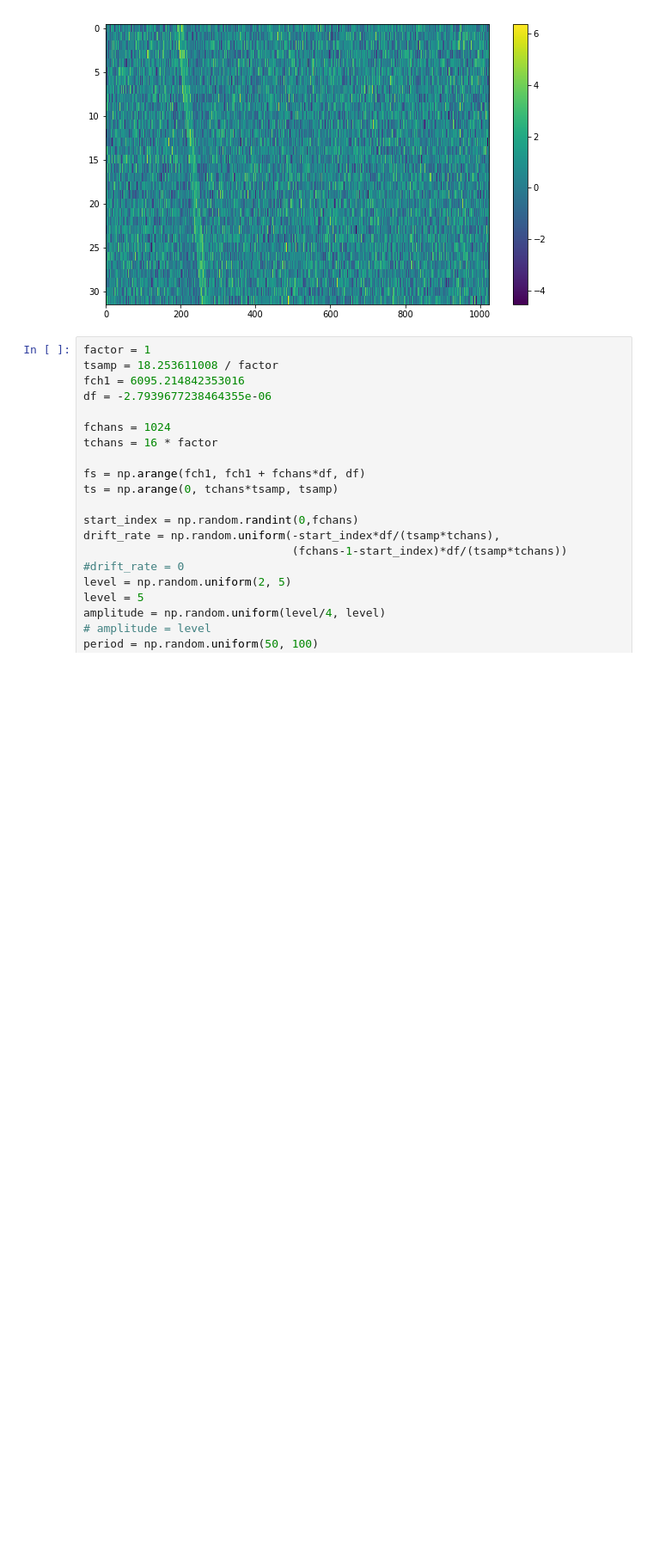
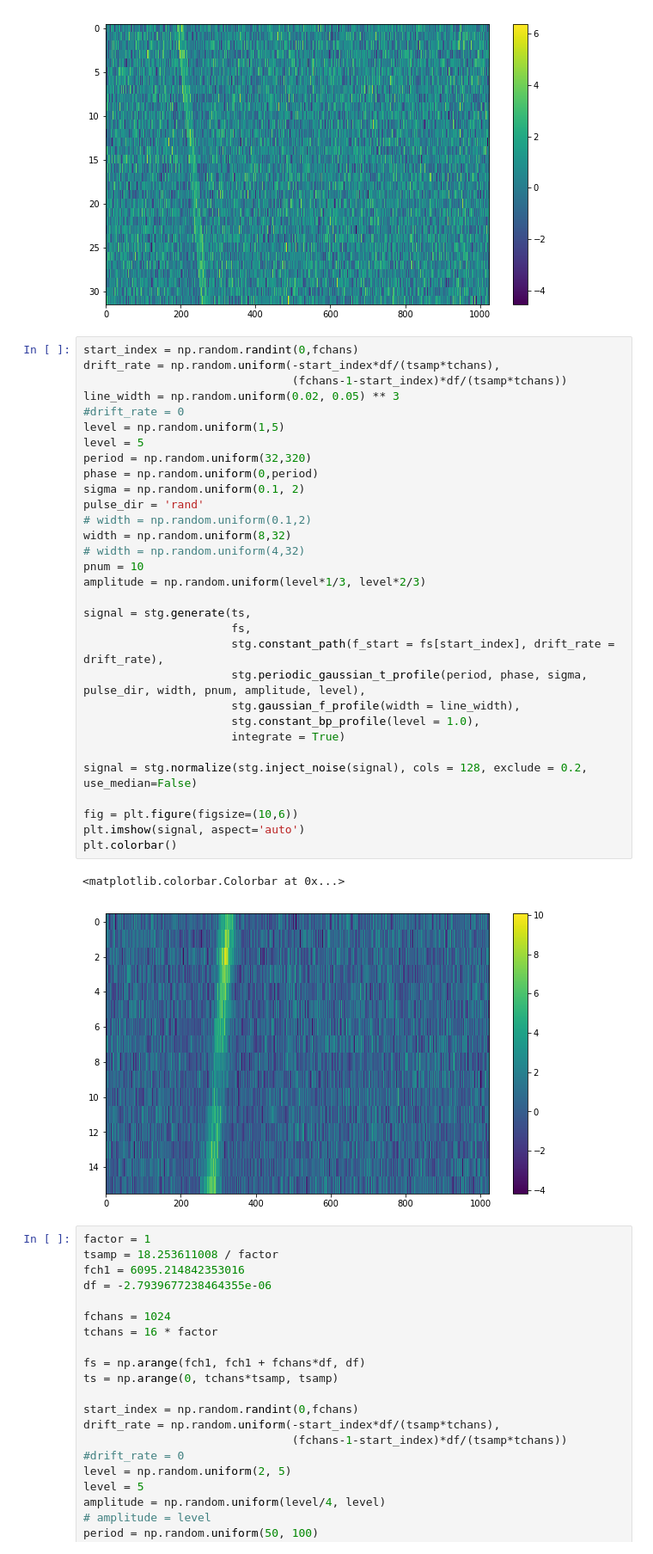
Before and after one commit to bbrzycki/setiml, a Jupyter notebook: jupyter-notebooks/Generate_fake_signals.ipynb, the cells around one changed output. Shown at 86% size. Saved outputs shown, nothing was run; the diff lists cells and outputs as text; blank space fills up the shorter version.

```diff
--- a/jupyter-notebooks/Generate_fake_signals.ipynb
+++ b/jupyter-notebooks/Generate_fake_signals.ipynb
@@ -42,6 +42,40 @@ plt.colorbar()
 # %% [output]
 <matplotlib.colorbar.Colorbar at 0x...>
 [figure]
+# %%
+start_index = np.random.randint(0,fchans)
+drift_rate = np.random.uniform(-start_index*df/(tsamp*tchans),
+                               (fchans-1-start_index)*df/(tsamp*tchans))
+line_width = np.random.uniform(0.02, 0.05) ** 3
+#drift_rate = 0
+level = np.random.uniform(1,5)
+level = 5
+period = np.random.uniform(32,320)
+phase = np.random.uniform(0,period)
+sigma = np.random.uniform(0.1, 2)
+pulse_dir = 'rand'
+# width = np.random.uniform(0.1,2)
+width = np.random.uniform(8,32)
+# width = np.random.uniform(4,32)
+pnum = 10
+amplitude = np.random.uniform(level*1/3, level*2/3)
+
+signal = stg.generate(ts,
+                      fs,
+                      stg.constant_path(f_start = fs[start_index], drift_rate = drift_rate),
+                      stg.periodic_gaussian_t_profile(period, phase, sigma, pulse_dir, width, pnum, amplitude, level),
+                      stg.gaussian_f_profile(width = line_width),
+                      stg.constant_bp_profile(level = 1.0),
+                      integrate = True)
+
+signal = stg.normalize(stg.inject_noise(signal), cols = 128, exclude = 0.2, use_median=False)
+
+fig = plt.figure(figsize=(10,6))
+plt.imshow(signal, aspect='auto')
+plt.colorbar()
+# %% [output]
+<matplotlib.colorbar.Colorbar at 0x...>
+[figure, added]
 # %%
 factor = 1
 tsamp = 18.253611008 / factor
```
Also changed, not shown: 8 other files.
